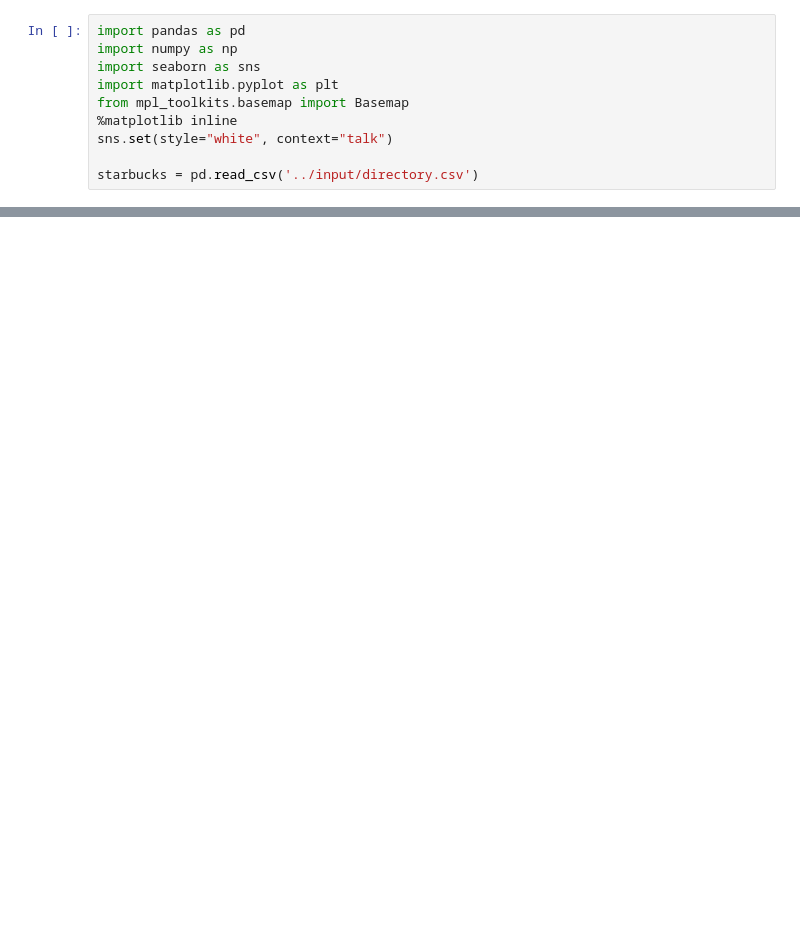
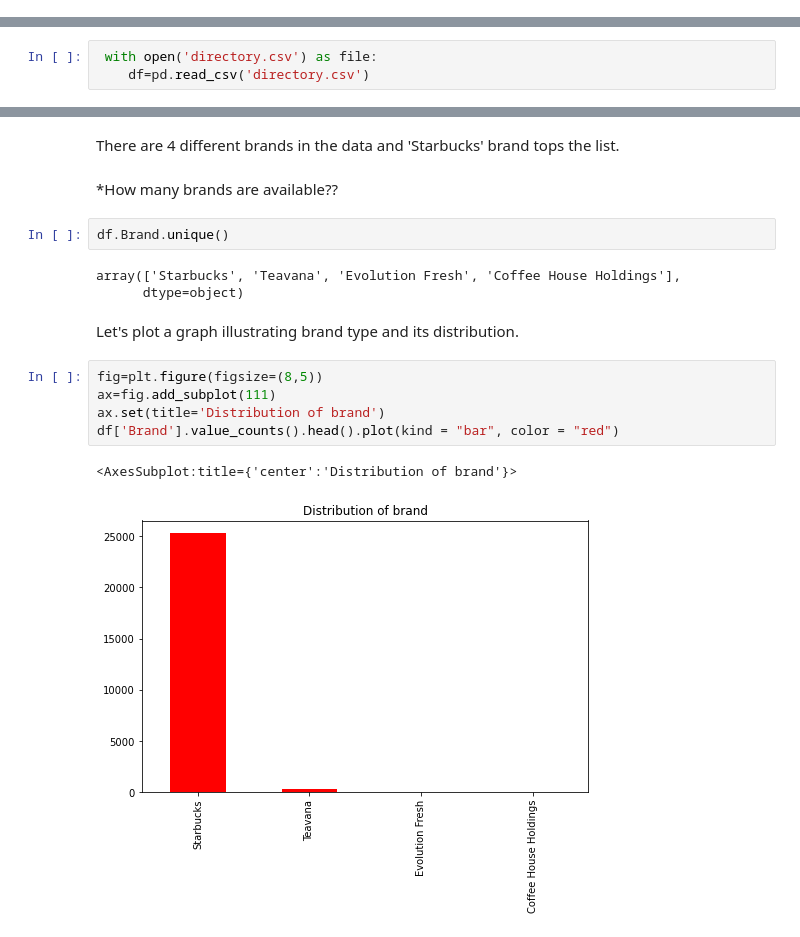
Before and after one commit to Madhu-712/sharing-github, a Jupyter notebook: explore-starbucks-worldwide-stores.ipynb, the cells around one changed output, grey strips where cells are left out. Saved outputs shown, nothing was run; the diff lists cells and outputs as text; blank space fills up the shorter version.

```diff
--- a/explore-starbucks-worldwide-stores.ipynb
+++ b/explore-starbucks-worldwide-stores.ipynb
@@ -19,10 +0,0 @@ pip install opendatasets --upgrade
-# %%
-import pandas as pd
-import numpy as np
-import seaborn as sns
-import matplotlib.pyplot as plt
-from mpl_toolkits.basemap import Basemap
-%matplotlib inline
-sns.set(style="white", context="talk")
-
-starbucks = pd.read_csv('../input/directory.csv')
@@ -157,0 +60,3 @@ plt.show()
+# %%
+ with open('directory.csv') as file:
+    df=pd.read_csv('directory.csv')
@@ -157,0 +225,19 @@ plt.show()
+# %% [markdown]
+There are 4 different brands in the data and 'Starbucks' brand tops the list.
+# %% [markdown]
+*How many brands are available??
+# %%
+df.Brand.unique()
+# %% [output]
+array(['Starbucks', 'Teavana', 'Evolution Fresh', 'Coffee House Holdings'],
+      dtype=object)
+# %% [markdown]
+Let's plot a graph illustrating brand type and its distribution.
+# %%
+fig=plt.figure(figsize=(8,5))
+ax=fig.add_subplot(111)
+ax.set(title='Distribution of brand')
+df['Brand'].value_counts().head().plot(kind = "bar", color = "red")
+# %% [output]
+<AxesSubplot:title={'center':'Distribution of brand'}>
+[figure, added]
```
Also changed, not shown: parts of 212 cells of this notebook.
